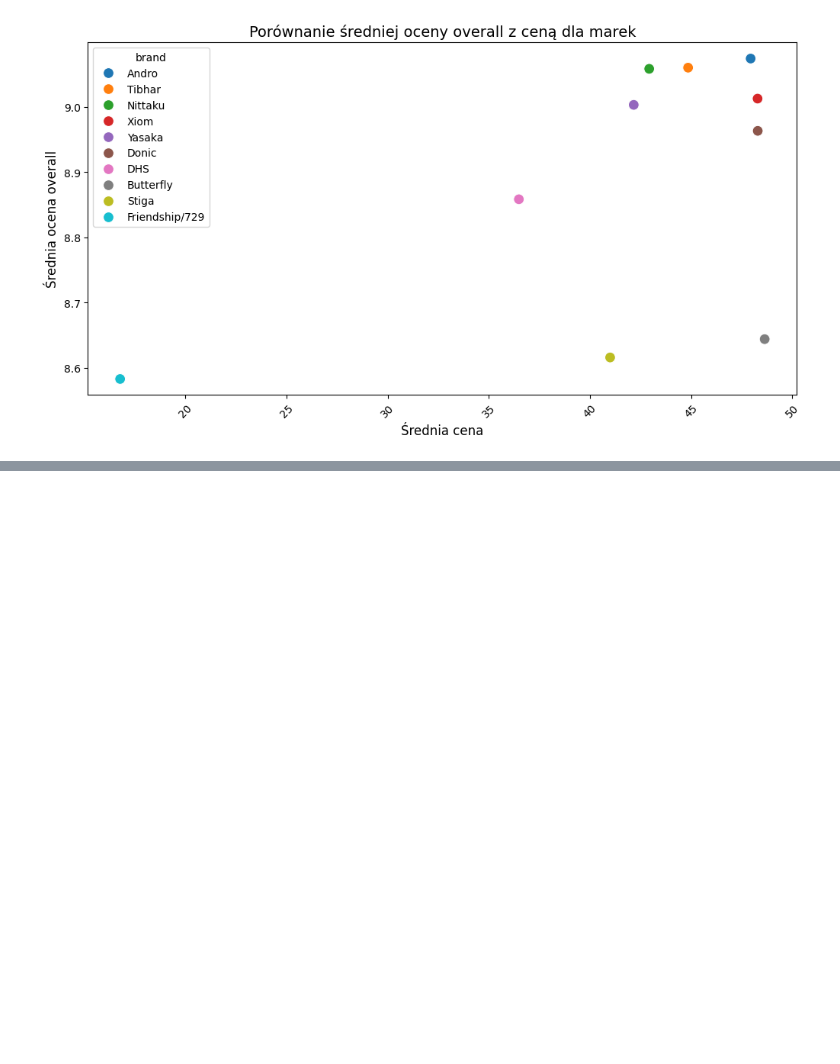
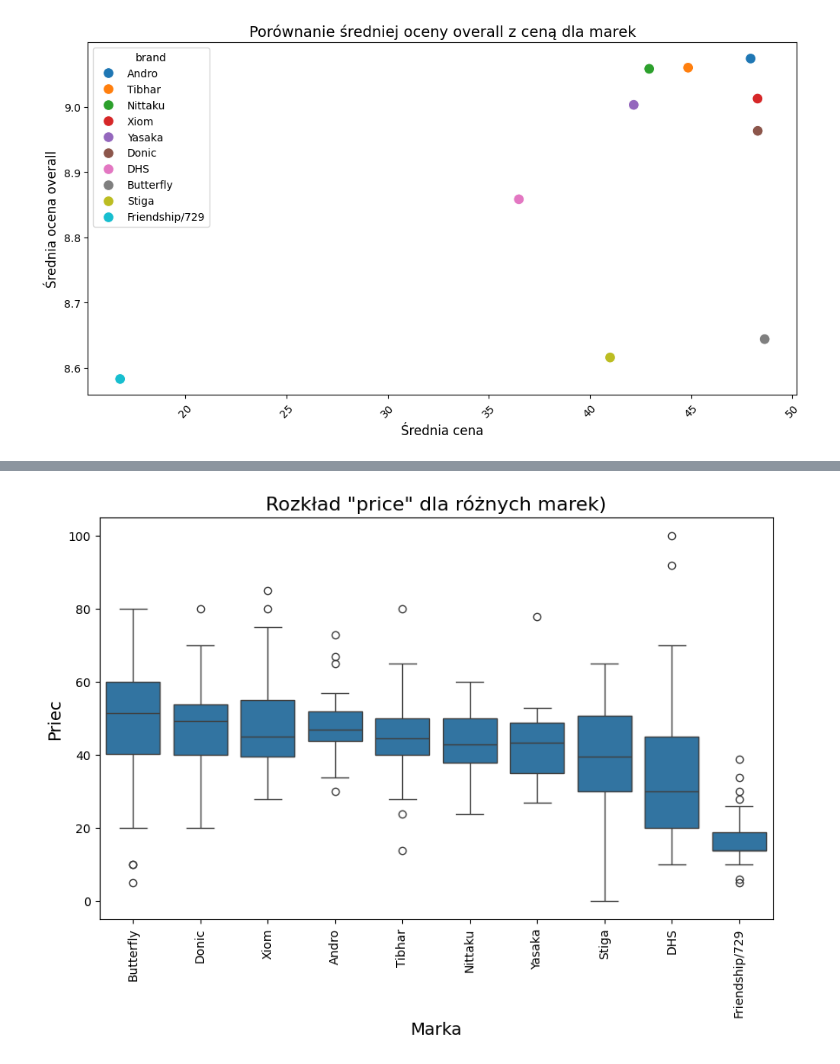
Before and after one commit to sejsmograf/ttrubbers, a Jupyter notebook: exploratory.ipynb, the cells around one changed output, grey strips where cells are left out. Saved outputs shown, nothing was run; the diff lists cells and outputs as text; code cells hidden in the pictures; blank space fills up the shorter version.

```diff
--- a/exploratory.ipynb
+++ b/exploratory.ipynb
@@ -85,0 +144,16 @@ plt.show()
+# %%
+mean_ratings_by_brand = df.groupby('brand')['price'].mean().sort_values(ascending=False)
+
+plt.figure(figsize=(10, 6))
+sns.boxplot(x='brand', y='price', data=df, order=mean_ratings_by_brand.index)
+
+
+plt.title('Rozkład "price" dla różnych marek)', fontsize=16)
+plt.xlabel('Marka', fontsize=14)
+plt.ylabel('Priec', fontsize=14)
+
+plt.xticks(rotation=90)
+
+plt.show()
+# %% [output]
+[figure, added]
```
Also changed, not shown: parts of 8 cells of this notebook.
